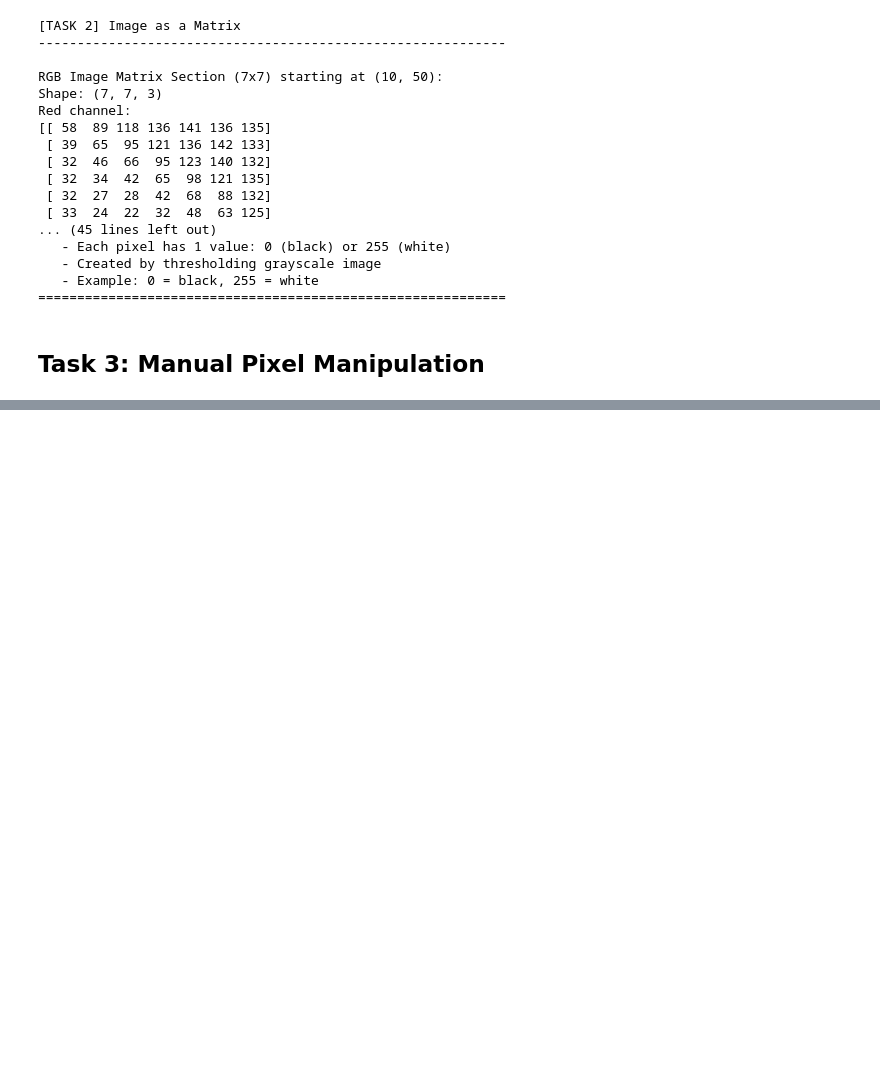
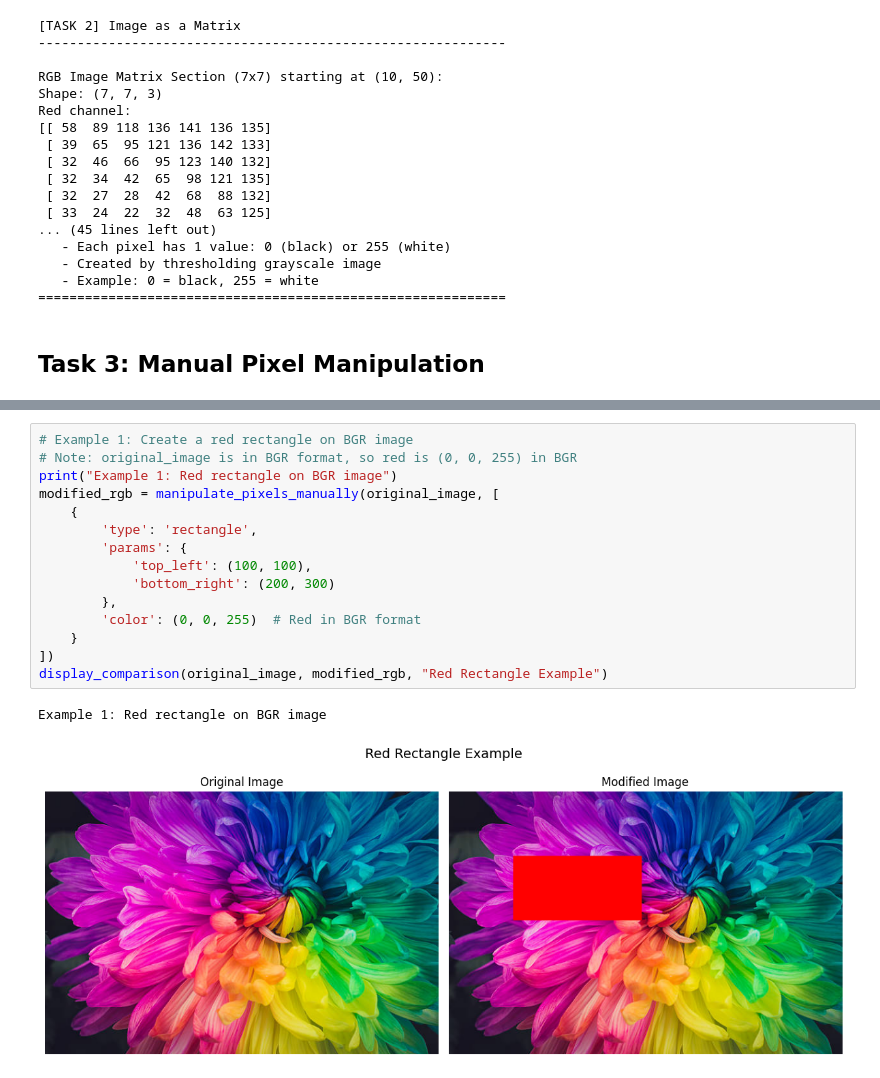
Before and after one commit to YonatanReisinger/Computer-Vision, a Jupyter notebook: assignment1/question1.ipynb, the cells around one changed output, grey strips where cells are left out. Saved outputs shown, nothing was run; the diff lists cells and outputs as text; blank space fills up the shorter version.

```diff
--- a/assignment1/question1.ipynb
+++ b/assignment1/question1.ipynb
@@ -194,0 +339,18 @@ Red channel:
+# %%
+# Example 1: Create a red rectangle on BGR image
+# Note: original_image is in BGR format, so red is (0, 0, 255) in BGR
+print("Example 1: Red rectangle on BGR image")
+modified_rgb = manipulate_pixels_manually(original_image, [
+    {
+        'type': 'rectangle',
+        'params': {
+            'top_left': (100, 100),
+            'bottom_right': (200, 300)
+        },
+        'color': (0, 0, 255)  # Red in BGR format
+    }
+])
+display_comparison(original_image, modified_rgb, "Red Rectangle Example")
+# %% [output]
+Example 1: Red rectangle on BGR image
+[figure, added]
```
Also changed, not shown: parts of 4 cells of this notebook.
